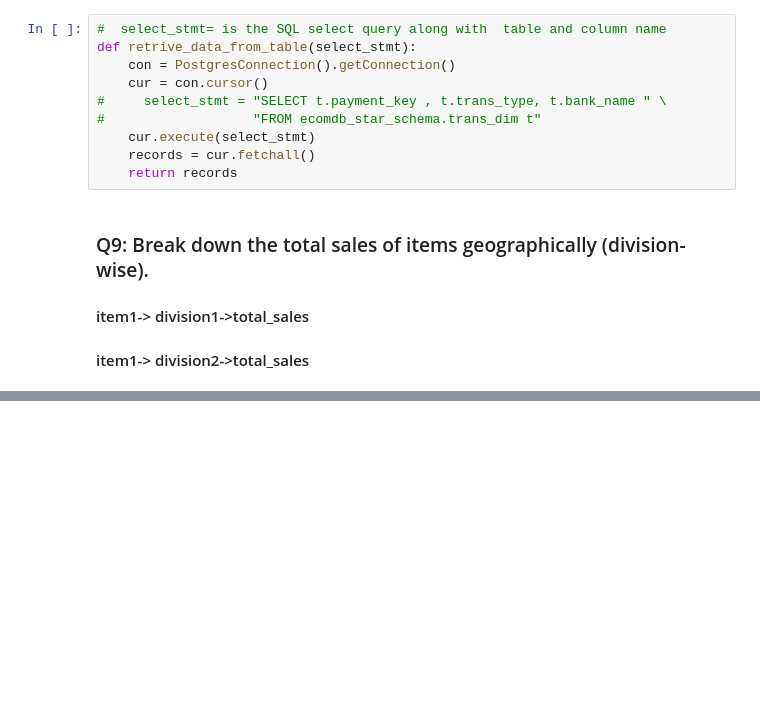
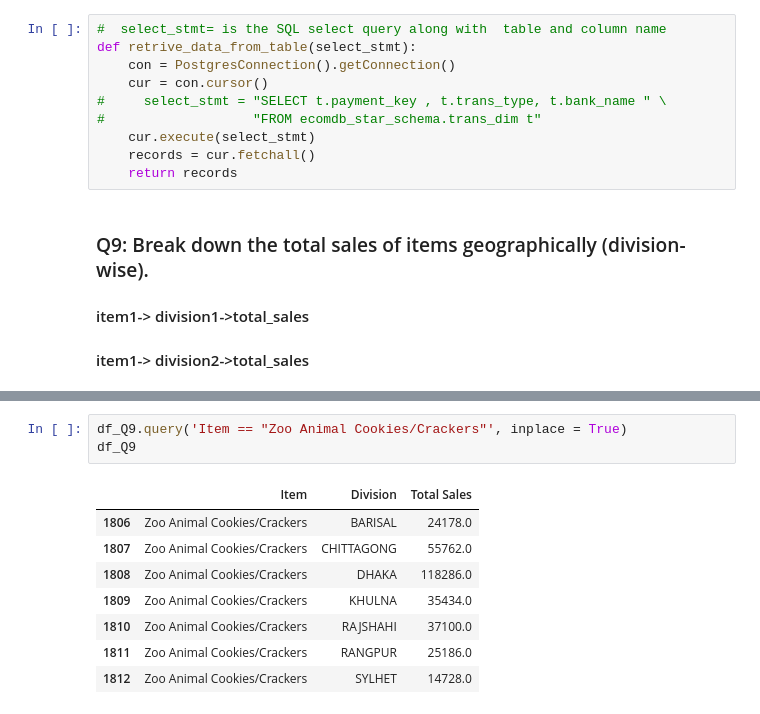
Before and after one commit to SadiaAlamChy/HDA-Tech-Learning, a Jupyter notebook: notebook/analytics/OLAP_Q9.ipynb, the cells around one changed output, grey strips where cells are left out. Saved outputs shown, nothing was run; the diff lists cells and outputs as text; blank space fills up the shorter version.

```diff
--- a/notebook/analytics/OLAP_Q9.ipynb
+++ b/notebook/analytics/OLAP_Q9.ipynb
@@ -36,0 +66,12 @@ def retrive_data_from_table(select_stmt):
+# %%
+df_Q9.query('Item == "Zoo Animal Cookies/Crackers"', inplace = True)
+df_Q9
+# %% [output]
+|  | Item | Division | Total Sales |
+| 1806 | Zoo Animal Cookies/Crackers | BARISAL | 24178.0 |
+| 1807 | Zoo Animal Cookies/Crackers | CHITTAGONG | 55762.0 |
+| 1808 | Zoo Animal Cookies/Crackers | DHAKA | 118286.0 |
+| 1809 | Zoo Animal Cookies/Crackers | KHULNA | 35434.0 |
+| 1810 | Zoo Animal Cookies/Crackers | RAJSHAHI | 37100.0 |
+| 1811 | Zoo Animal Cookies/Crackers | RANGPUR | 25186.0 |
+| 1812 | Zoo Animal Cookies/Crackers | SYLHET | 14728.0 |
```
Also changed, not shown: parts of 3 cells of this notebook.
